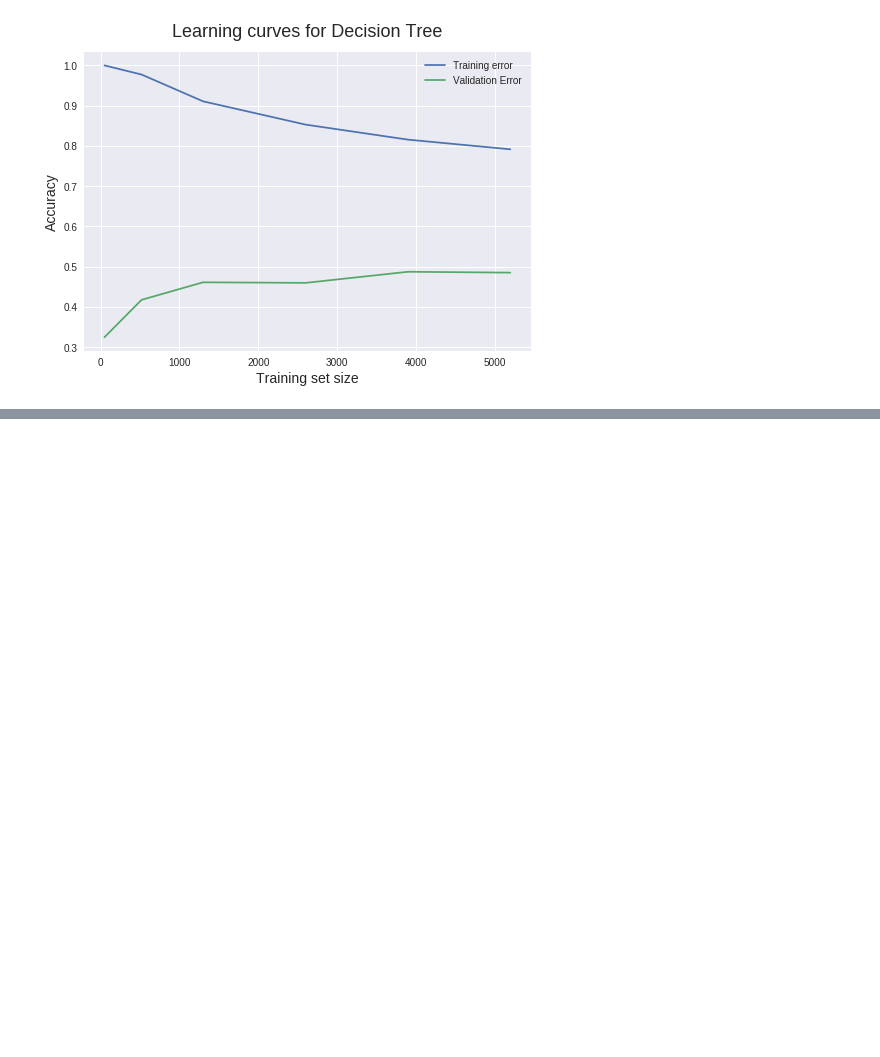
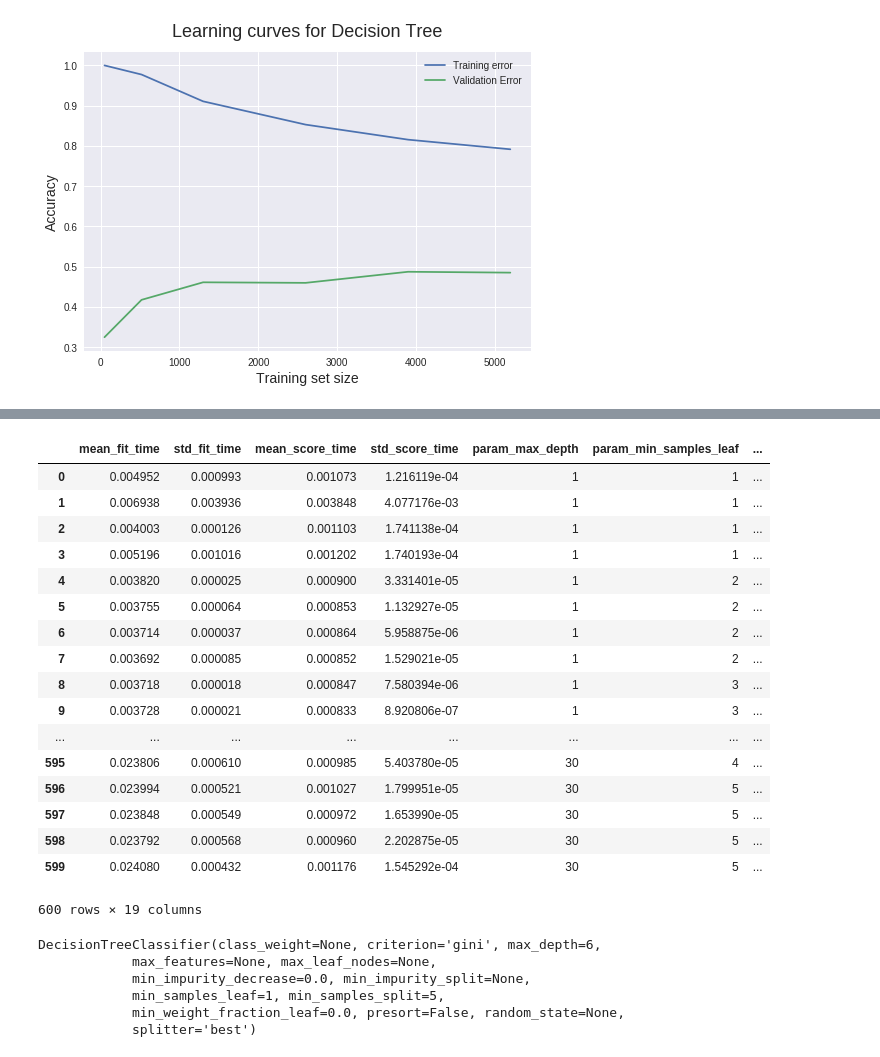
Before and after one commit to 6r0k3d/ml-intro, a Jupyter notebook: notebooks/tree_wine1-Copy1.ipynb, the cells around one changed output, grey strips where cells are left out. Drawn from its saved outputs; the diff is of its cells as text; code cells hidden in the pictures; blank space fills up the shorter version.

```diff
--- a/notebooks/tree_wine1-Copy1.ipynb
+++ b/notebooks/tree_wine1-Copy1.ipynb
@@ -256,6 +254,7 @@ plt.legend()
 # %%
 max_depth = range(1,31)
 min_samples_leaf = range(1,6)
-min_samples_split = range(1,5)
+min_samples_split = range(2,6)
 
 param_grid = dict(max_depth=max_depth, min_samples_leaf=min_samples_leaf,min_samples_split=min_samples_split)
+param_grid
@@ -262,2 +265,4 @@ param_grid = dict(max_depth=max_depth, min_samples_leaf=min_samples_leaf,min_sam
 # %%
 grid = GridSearchCV(clf, param_grid, scoring='accuracy')
+# %%
+grid.fit(X,y)
@@ -263,0 +281,30 @@ grid = GridSearchCV(clf, param_grid, scoring='accuracy')
+# %%
+pd.DataFrame(grid.cv_results_)
+# %% [output]
+|  | mean_fit_time | std_fit_time | mean_score_time | std_score_time | param_max_depth | param_min_samples_leaf | ... |
+| 0 | 0.004952 | 0.000993 | 0.001073 | 1.216119e-04 | 1 | 1 | ... |
+| 1 | 0.006938 | 0.003936 | 0.003848 | 4.077176e-03 | 1 | 1 | ... |
+| 2 | 0.004003 | 0.000126 | 0.001103 | 1.741138e-04 | 1 | 1 | ... |
+| 3 | 0.005196 | 0.001016 | 0.001202 | 1.740193e-04 | 1 | 1 | ... |
+| 4 | 0.003820 | 0.000025 | 0.000900 | 3.331401e-05 | 1 | 2 | ... |
+| 5 | 0.003755 | 0.000064 | 0.000853 | 1.132927e-05 | 1 | 2 | ... |
+| 6 | 0.003714 | 0.000037 | 0.000864 | 5.958875e-06 | 1 | 2 | ... |
+| 7 | 0.003692 | 0.000085 | 0.000852 | 1.529021e-05 | 1 | 2 | ... |
+| 8 | 0.003718 | 0.000018 | 0.000847 | 7.580394e-06 | 1 | 3 | ... |
+| 9 | 0.003728 | 0.000021 | 0.000833 | 8.920806e-07 | 1 | 3 | ... |
+| ... | ... | ... | ... | ... | ... | ... | ... |
+| 595 | 0.023806 | 0.000610 | 0.000985 | 5.403780e-05 | 30 | 4 | ... |
+| 596 | 0.023994 | 0.000521 | 0.001027 | 1.799951e-05 | 30 | 5 | ... |
+| 597 | 0.023848 | 0.000549 | 0.000972 | 1.653990e-05 | 30 | 5 | ... |
+| 598 | 0.023792 | 0.000568 | 0.000960 | 2.202875e-05 | 30 | 5 | ... |
+| 599 | 0.024080 | 0.000432 | 0.001176 | 1.545292e-04 | 30 | 5 | ... |
+600 rows × 19 columns
+# %%
+grid.best_estimator_
+# %% [output]
+DecisionTreeClassifier(class_weight=None, criterion='gini', max_depth=6,
+            max_features=None, max_leaf_nodes=None,
+            min_impurity_decrease=0.0, min_impurity_split=None,
+            min_samples_leaf=1, min_samples_split=5,
+            min_weight_fraction_leaf=0.0, presort=False, random_state=None,
+            splitter='best')
```
Also changed, not shown: parts of 20 cells of this notebook.
